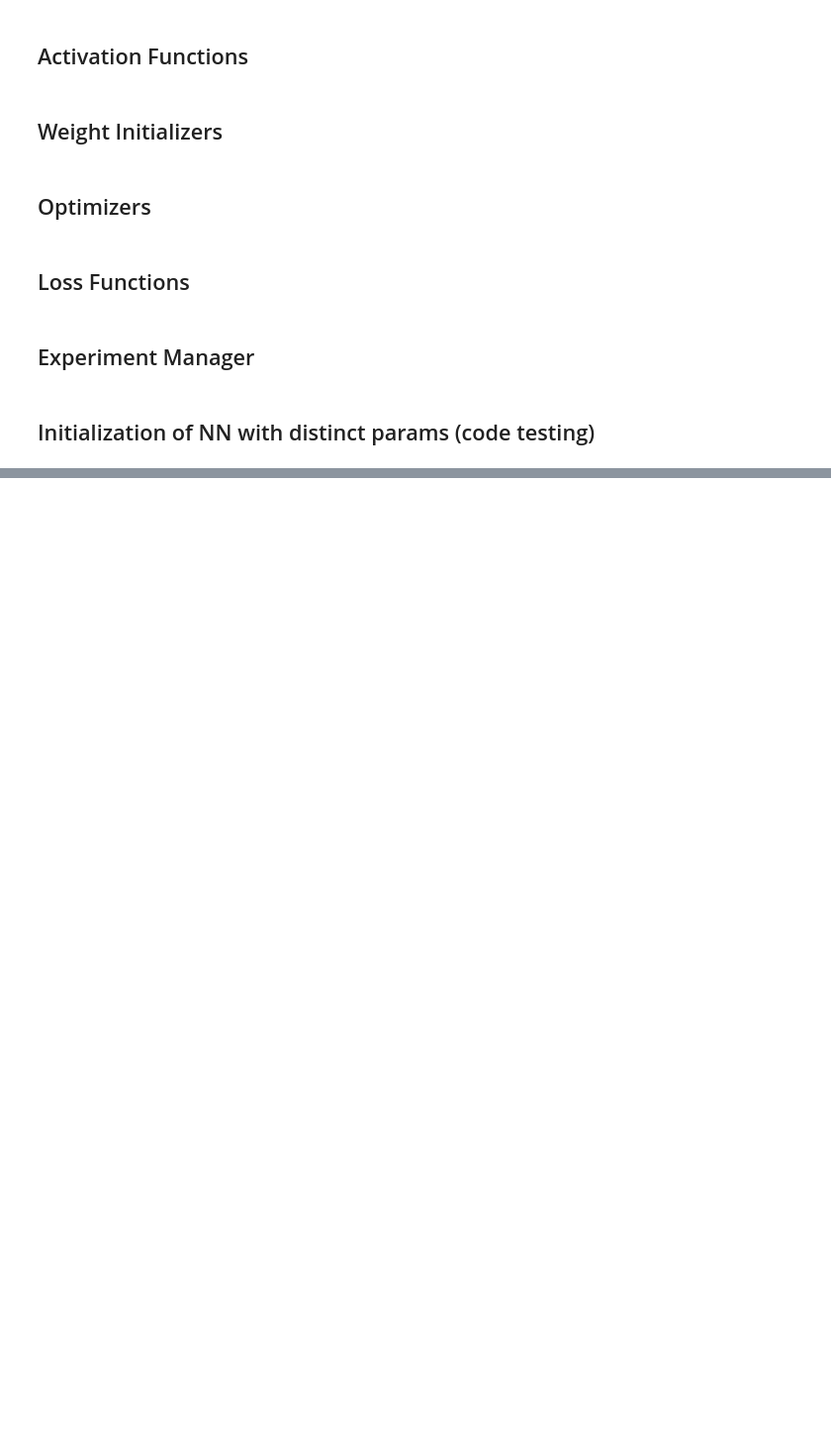
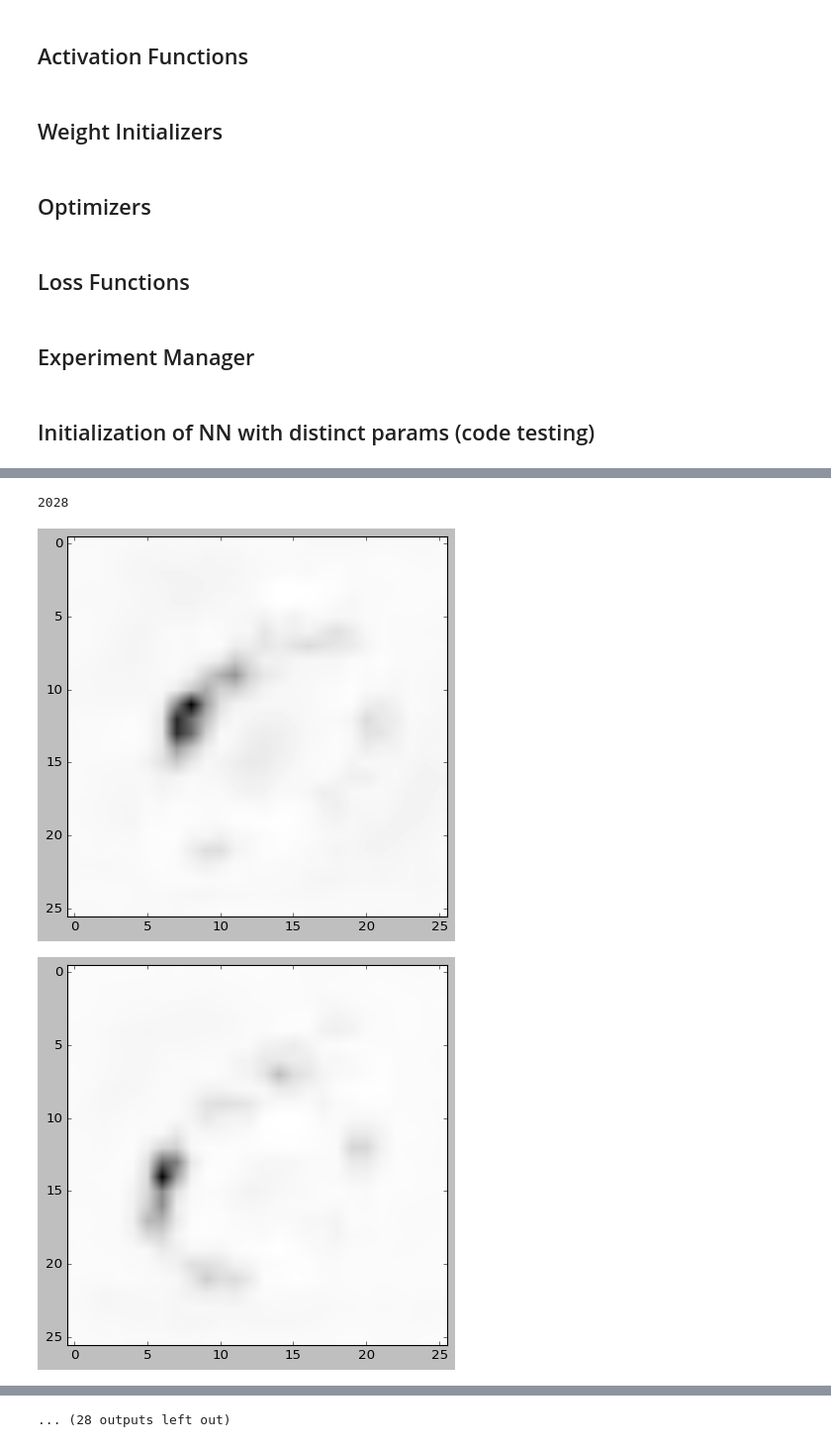
Before and after one commit to akmorihg/NN_from_scratch, a Jupyter notebook: main.ipynb, the cells around one changed output, grey strips where cells are left out. Shown at 99% size. Drawn from its saved outputs; the diff is of its cells as text; code cells hidden in the pictures; blank space fills up the shorter version.

Commit message:
add: Saliency via Occlusion, results in 'occlusions' folder

```diff
--- a/main.ipynb
+++ b/main.ipynb
@@ -808,0 +804,2 @@ occlusion_window = np.array([
+# %%
+occlusion_window_size = (3, 3)
@@ -808,0 +836,34 @@ occlusion_window = np.array([
+# %%
+images_dict = get_modified_images(train_images, train_labels, occlusion_window_size)
+# %%
+len(images_dict[0])
+# %% [output]
+2028
+# %%
+prob_dict = {}
+for i in range(10):
+    prob_dict[i] = []
+# %%
+for key, _images in tqdm(images_dict.items()):
+    for im in tqdm(_images):
+        im = im.flatten()
+        prob_dict[key].append(
+            nn.forward(im)[0][key]
+        )
+# %%
+plt.style.use('classic')
+for key, probs in prob_dict.items():
+    probs = np.array(probs).reshape((3, 26, 26))
+    for i in range(3):
+        occlusion_im = probs[i,:,:]
+        plt.imshow(occlusion_im, cmap=plt.get_cmap('gray'))
+        plt.savefig(f"occlusions/{key}/{i}.png")
+        plt.show()
+
+    prob = np.average(probs, axis = 0)
+    plt.imshow(prob, cmap=plt.get_cmap('gray'))
+    plt.savefig(f"occlusions/avg_version/{key}.png")
+    plt.show()
+# %% [output]
+[figure, added]
+[figure, added]
@@ -808,0 +880 @@ occlusion_window = np.array([
+... (28 outputs left out)
```
Also changed, not shown: parts of 5 cells of this notebook, 40 other files.
